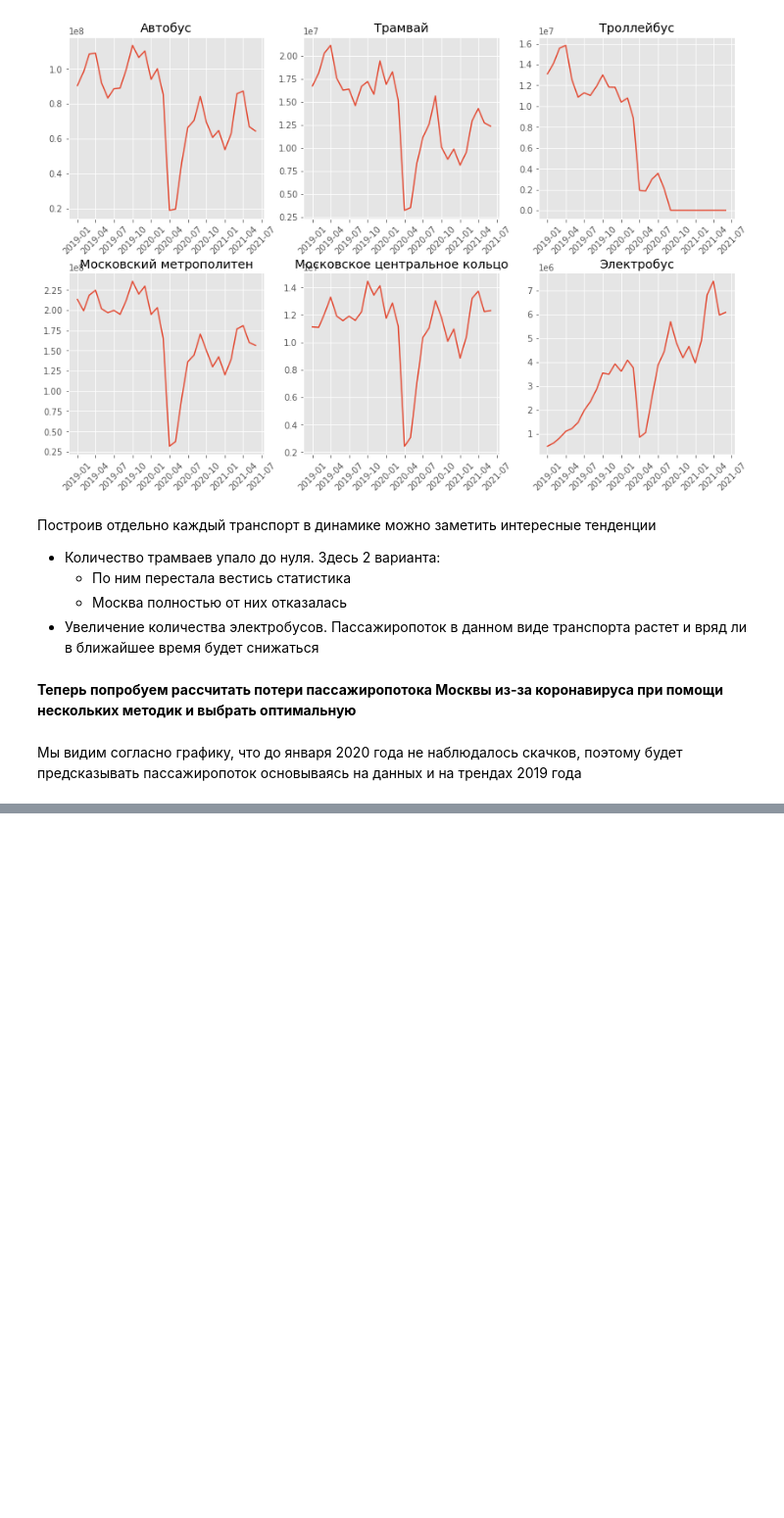
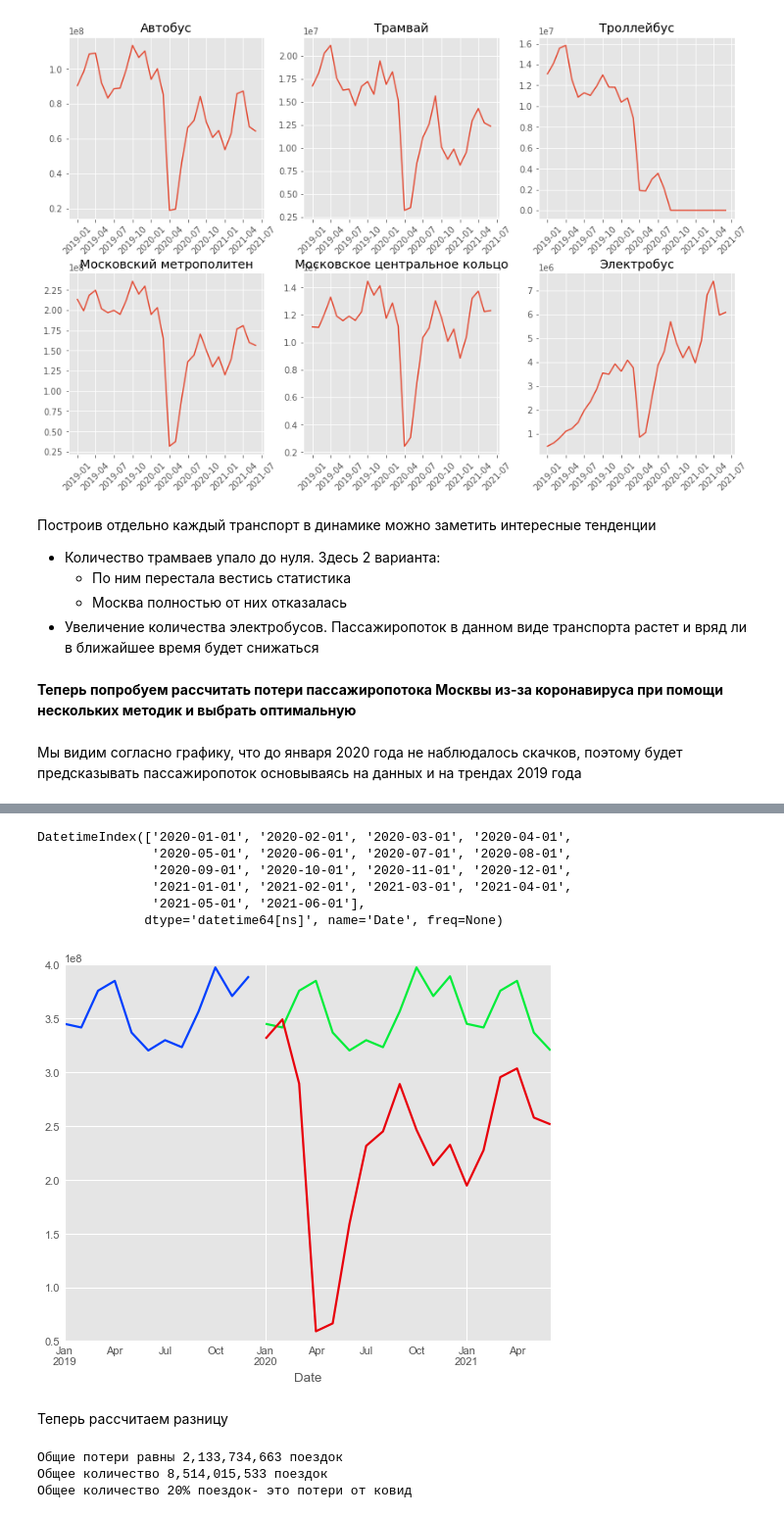
Before and after one commit to SirAlexFer/Data, a Jupyter notebook: 2 Месячный пассажиропотом по всем видам транспорта г Москва/Месячный пассажиропоток.ipynb, the cells around one changed output, grey strips where cells are left out. Shown at 98% size. Saved outputs shown, nothing was run; the diff lists cells and outputs as text; code cells hidden in the pictures; blank space fills up the shorter version.

```diff
--- a/2 Месячный пассажиропотом по всем видам транспорта г Москва/Месячный пассажиропоток.ipynb
+++ b/2 Месячный пассажиропотом по всем видам транспорта г Москва/Месячный пассажиропоток.ipynb
@@ -154,0 +164,31 @@ df_test = df.pivot_table(index = 'Date',values = 'PassengerTraffic',aggfunc ='su
+# %%
+df_test.index
+# %% [output]
+DatetimeIndex(['2020-01-01', '2020-02-01', '2020-03-01', '2020-04-01',
+               '2020-05-01', '2020-06-01', '2020-07-01', '2020-08-01',
+               '2020-09-01', '2020-10-01', '2020-11-01', '2020-12-01',
+               '2021-01-01', '2021-02-01', '2021-03-01', '2021-04-01',
+               '2021-05-01', '2021-06-01'],
+              dtype='datetime64[ns]', name='Date', freq=None)
+# %%
+df_pred = pd.concat([df_train,df_train[:6]])
+df_pred.index=df_test.index
+# %%
+df_train['PassengerTraffic'].plot()
+df_pred['PassengerTraffic'].plot()
+df_test['PassengerTraffic'].plot()
+plt.show()
+# %% [output]
+[figure, added]
+# %% [markdown]
+Теперь рассчитаем разницу
+# %%
+total_ = df_pred['PassengerTraffic'].sum() - df_test['PassengerTraffic'].sum()
+total_1 = df['PassengerTraffic'].sum()
+print("Общие потери равны {:,} поездок".format(total))
+print("Общее количество {:,} поездок".format(total_1))
+print("Общее количество {:.0%} поездок- это потери от ковид".format(total/(total_1+total)))
+# %% [output]
+Общие потери равны 2,133,734,663 поездок
+Общее количество 8,514,015,533 поездок
+Общее количество 20% поездок- это потери от ковид
```
Also changed, not shown: parts of 2 cells of this notebook.
